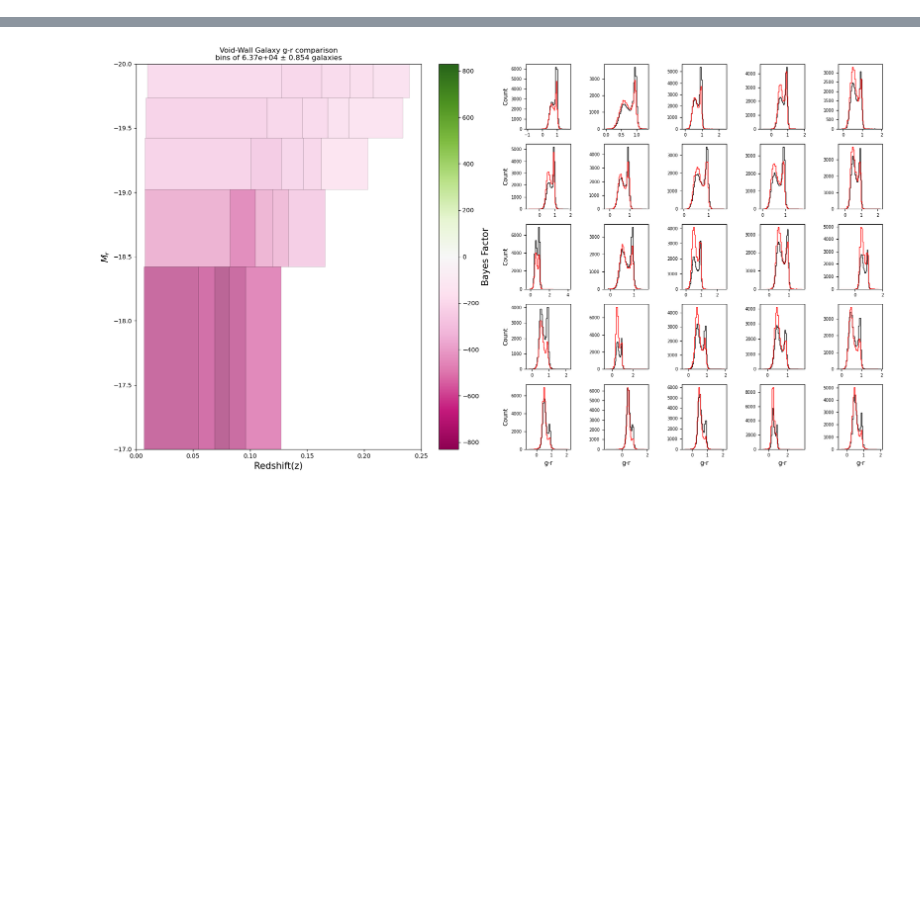
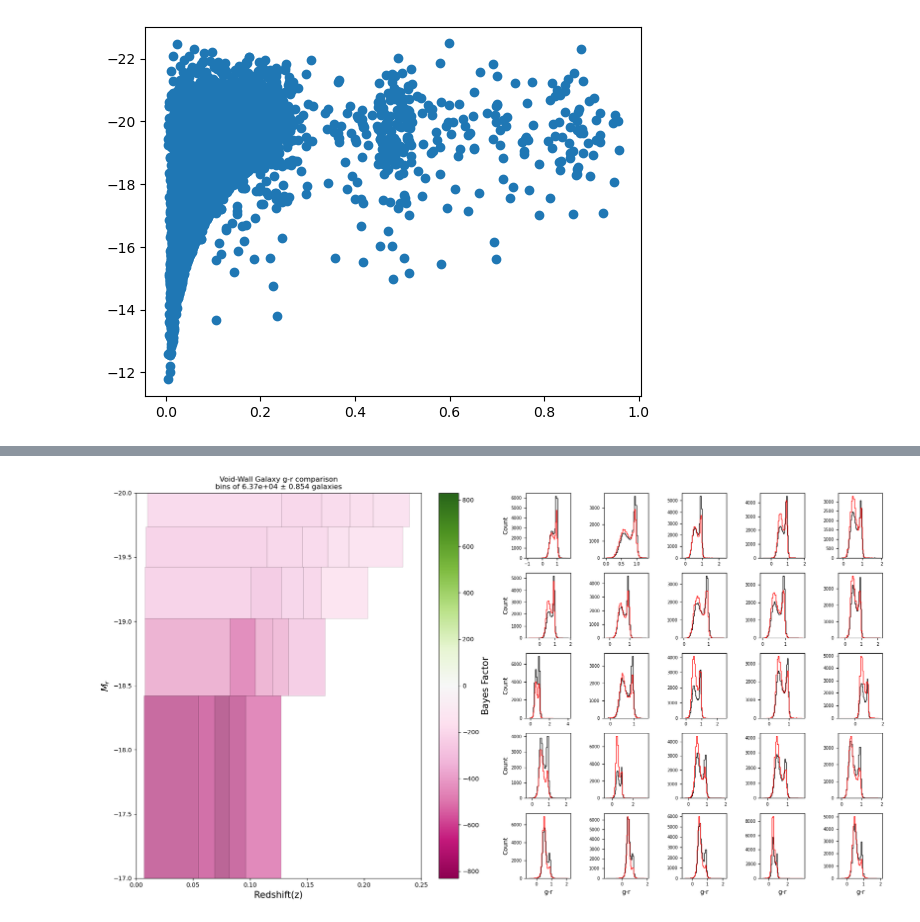
Before and after one commit to DESI-UR/bff, a Jupyter notebook: DESI_BGS_DR2_BF_Diagnostic_Plots (1).ipynb, the cells around one changed output, grey strips where cells are left out. Saved outputs shown, nothing was run; the diff lists cells and outputs as text; code cells hidden in the pictures; blank space fills up the shorter version.

```diff
--- a/DESI_BGS_DR2_BF_Diagnostic_Plots (1).ipynb
+++ b/DESI_BGS_DR2_BF_Diagnostic_Plots (1).ipynb
@@ -504,0 +575,6 @@ def plot_heatmap_and_hist(prop_name, num_mr_bins=6, num_z_bins=6, mr_min=-20, mr
+# %%
+plt.scatter(get_property('z','VF','all','BGS',True), get_property('mr','VF','all','BGS',True))
+plt.gca().invert_yaxis()
+plt.show()
+# %% [output]
+[figure, added]
```
Also changed, not shown: parts of 25 cells of this notebook.
